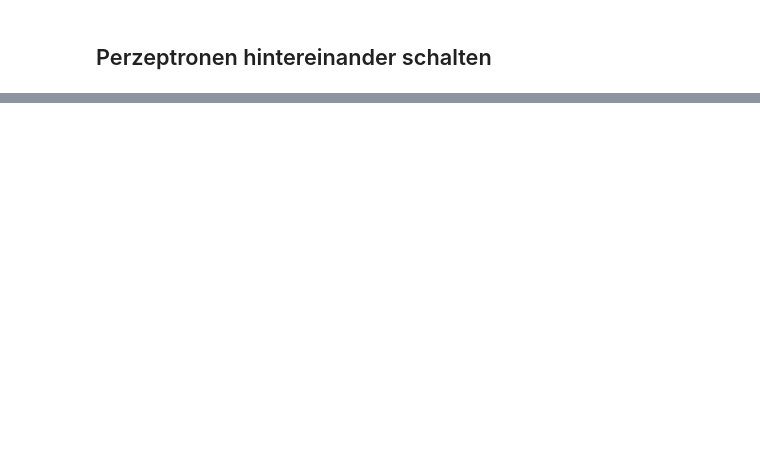
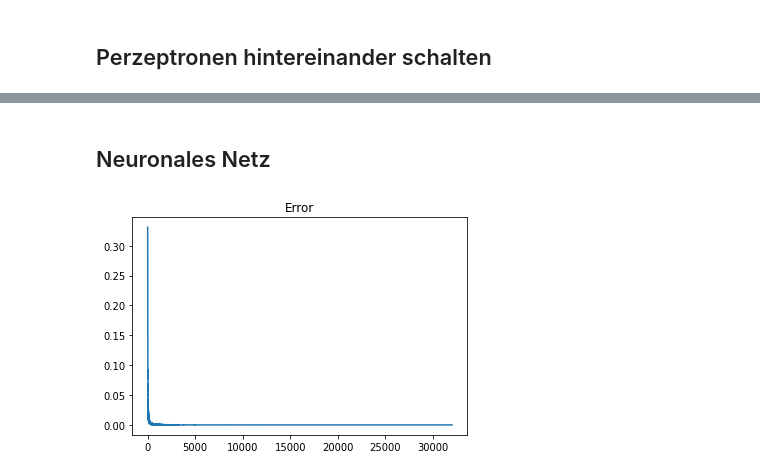
Before and after one commit to fullstack-ml-academy/full-stack-machine-learning, a Jupyter notebook: notepads/12 - Deep Learning/PZN - Perzeptron.ipynb, the cells around one changed output, grey strips where cells are left out. Drawn from its saved outputs; the diff is of its cells as text; code cells hidden in the pictures; blank space fills up the shorter version.

```diff
--- a/notepads/12 - Deep Learning/PZN - Perzeptron.ipynb
+++ b/notepads/12 - Deep Learning/PZN - Perzeptron.ipynb
@@ -241,0 +243,67 @@ plt.show()
+# %% [markdown]
+## Neuronales Netz
+# %%
+import numpy as np
+import matplotlib.pyplot as plt
+
+#x_1, x_2 = 0.05, 0.1   # Input
+y_1, y_2 = 0.01, 0.99  # Output
+b_1, b_2 = 0.35, 0.6   # Bias
+w = [0.5]*8            # Initial value for weights. Note that Python starts arrays with 0, so w[0] is w_1
+#w = [0.15, 0.2, 0.25, 0.3, 0.4, 0.45, 0.5, 0.55]
+n = 0.5                # Learning rate
+
+
+def sigmoid(x):
+    return 1/(1 + np.exp(-x))
+
+def sigmoid_diff(x):
+    e = np.exp(-x)
+    return e/(1 + e)**2
+
+errors = []
+counter = 1
+for epoch in range(8000):
+
+    for (x_1,x_2),y_1 in zip(logical_x,logical_y_xor):
+        ### Forward Feeding ###
+        # Step 1:
+        h_1 = w[0] * x_1 + w[2] * x_2 + b_1
+        h_2 = w[1] * x_1 + w[3] * x_2 + b_1
+        # Step 1.5:
+        out_h_1 = sigmoid(h_1)
+        out_h_2 = sigmoid(h_2)
+        # Step 2:
+        y_tilde_1 = w[4] * out_h_1 + w[6] * out_h_2 + b_2
+        y_tilde_2 = w[5] * out_h_1 + w[7] * out_h_2 + b_2
+
+        out_y_tilde_1 = sigmoid(y_tilde_1)
+        out_y_tilde_2 = sigmoid(y_tilde_2)
+
+        # Step 3:
+        error = 0.5 * ((y_1 - out_y_tilde_1)**2 + (y_2 - out_y_tilde_2)**2)
+        #print('The error after ', counter, ' epochs: ', error)
+        errors.append(error)  # For the visualization
+
+        ### Back Propagation ###
+        part_1 = -(y_1 - out_y_tilde_1) * sigmoid_diff(y_tilde_1)
+        part_2 = -(y_2 - out_y_tilde_2) * sigmoid_diff(y_tilde_2)
+        w[0] -= n * (part_1 * w[4] * sigmoid_diff(h_1) * x_1 + part_2 * w[5] * sigmoid_diff(h_1) * x_1)
+        w[1] -= n * (part_1 * w[6] * sigmoid_diff(h_2) * x_1 + part_2 * w[7] * sigmoid_diff(h_2) * x_1)
+        w[2] -= n * (part_1 * w[4] * sigmoid_diff(h_1) * x_2 + part_2 * w[5] * sigmoid_diff(h_1) * x_2)
+        w[3] -= n * (part_1 * w[6] * sigmoid_diff(h_2) * x_2 + part_2 * w[7] * sigmoid_diff(h_2) * x_2)
+        w[4] -= n * (part_1 * out_h_1)
+        w[5] -= n * (part_2 * out_h_1)
+        w[6] -= n * (part_1 * out_h_2)
+        w[7] -= n * (part_2 * out_h_2)
+        b_1 -= n * (part_1 * w[4] * sigmoid_diff(h_1) + part_2 * w[5] * sigmoid_diff(h_1))
+        b_2 -= n * (part_1 + part_2)
+
+        counter += 1
+
+plt.figure()
+plt.plot(errors)
+plt.title("Error")
+plt.show()
+# %% [output]
+[figure, added]
```
Also changed, not shown: parts of 15 cells of this notebook, 10 other files.
